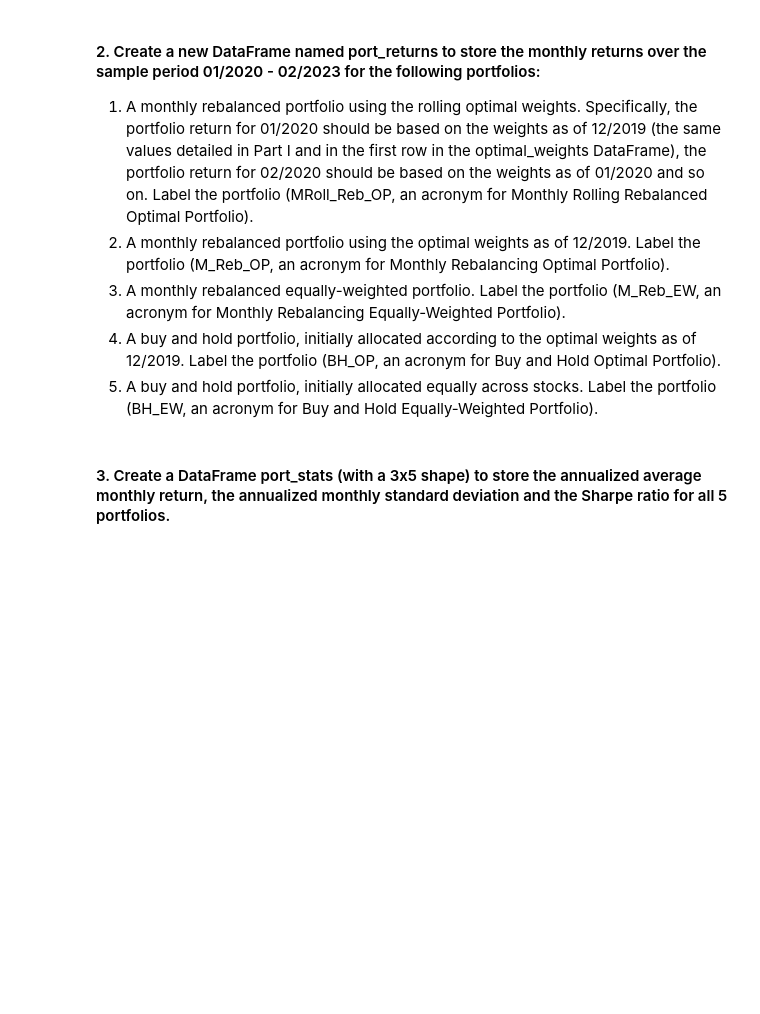
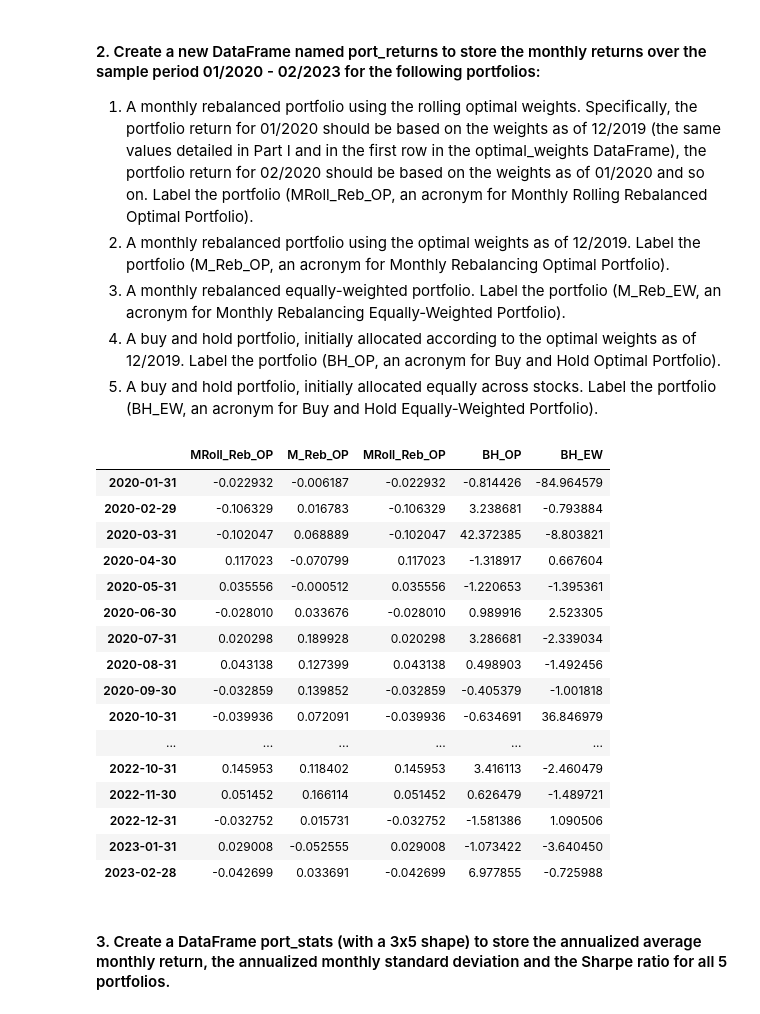
Before and after one commit to Alphaplayer248/Financial-Data-Project, a Jupyter notebook: Group Assignment_Klein1.ipynb, the cells around one changed output. Cells and saved outputs as stored; diff of their text form; code cells hidden in the pictures; blank space fills up the shorter version.

```diff
--- a/Group Assignment_Klein1.ipynb
+++ b/Group Assignment_Klein1.ipynb
@@ -204,16 +204,42 @@ for i in range(0,len(optimal_weights)-1):
                                            axis=0)
 # %%
 #2
-port_returns2 = pd.DataFrame({'M_Reb_OP':np.dot(returns_mon1.iloc[0+60:], optimal_weights.iloc[0])},index = returns_mon1.index[0+60:])
+M_Reb_OP = pd.DataFrame({'M_Reb_OP':np.dot(returns_mon1.iloc[0+60:], optimal_weights.iloc[0])},index = returns_mon1.index[0+60:])
 # %%
 #3
-port_returns3=pd.DataFrame({'M_Reb_EW':np.dot(init_guess,returns_mon1.iloc[i+60])},index = [returns_mon1.index[i+60]])
+MRoll_Reb_OP=pd.DataFrame()
+for i in range(0,len(optimal_weights)-1):
+    MRoll_Reb_OP = pd.concat([MRoll_Reb_OP,
+                              pd.DataFrame({'MRoll_Reb_OP':np.dot(init_guess,returns_mon1.iloc[i+60])},
+                                           index = [returns_mon1.index[i+60]])],
+                                           axis=0)
 # %%
 #4
-port_returns4 = pd.DataFrame({'BH_OP':np.dot(inv_value, optimal_weights.iloc[0])},index = inv_value.index).loc['2019-12-31':'2023'].pct_change().dropna()
+BH_OP = pd.DataFrame({'BH_OP':np.dot(inv_value, optimal_weights.iloc[0])},index = inv_value.index).loc['2019-12-31':'2023'].pct_change().dropna()
 # %%
 #5
-port_returns5 = pd.DataFrame({'BH_EW':np.dot(inv_value, init_guess)},index = inv_value.index).loc['2019-12-31':'2023'].pct_change().dropna()
+BH_EW = pd.DataFrame({'BH_EW':np.dot(inv_value, init_guess)},index = inv_value.index).loc['2019-12-31':'2023'].pct_change().dropna()
+# %%
+port_returns = pd.concat([MRoll_Reb_OP, M_Reb_OP, MRoll_Reb_OP,BH_OP, BH_EW], axis=1)
+port_returns
+# %% [output]
+|  | MRoll_Reb_OP | M_Reb_OP | MRoll_Reb_OP | BH_OP | BH_EW |
+| 2020-01-31 | -0.022932 | -0.006187 | -0.022932 | -0.814426 | -84.964579 |
+| 2020-02-29 | -0.106329 | 0.016783 | -0.106329 | 3.238681 | -0.793884 |
+| 2020-03-31 | -0.102047 | 0.068889 | -0.102047 | 42.372385 | -8.803821 |
+| 2020-04-30 | 0.117023 | -0.070799 | 0.117023 | -1.318917 | 0.667604 |
+| 2020-05-31 | 0.035556 | -0.000512 | 0.035556 | -1.220653 | -1.395361 |
+| 2020-06-30 | -0.028010 | 0.033676 | -0.028010 | 0.989916 | 2.523305 |
+| 2020-07-31 | 0.020298 | 0.189928 | 0.020298 | 3.286681 | -2.339034 |
+| 2020-08-31 | 0.043138 | 0.127399 | 0.043138 | 0.498903 | -1.492456 |
+| 2020-09-30 | -0.032859 | 0.139852 | -0.032859 | -0.405379 | -1.001818 |
+| 2020-10-31 | -0.039936 | 0.072091 | -0.039936 | -0.634691 | 36.846979 |
+| ... | ... | ... | ... | ... | ... |
+| 2022-10-31 | 0.145953 | 0.118402 | 0.145953 | 3.416113 | -2.460479 |
+| 2022-11-30 | 0.051452 | 0.166114 | 0.051452 | 0.626479 | -1.489721 |
+| 2022-12-31 | -0.032752 | 0.015731 | -0.032752 | -1.581386 | 1.090506 |
+| 2023-01-31 | 0.029008 | -0.052555 | 0.029008 | -1.073422 | -3.640450 |
+| 2023-02-28 | -0.042699 | 0.033691 | -0.042699 | 6.977855 | -0.725988 |
 # %% [markdown]
 #### 3. Create a DataFrame port_stats (with a 3x5 shape) to store the annualized average monthly return, the annualized monthly standard deviation and the Sharpe ratio for all 5 portfolios.
 # %%
```
Also changed, not shown: parts of 2 cells of this notebook, 1 other file.
